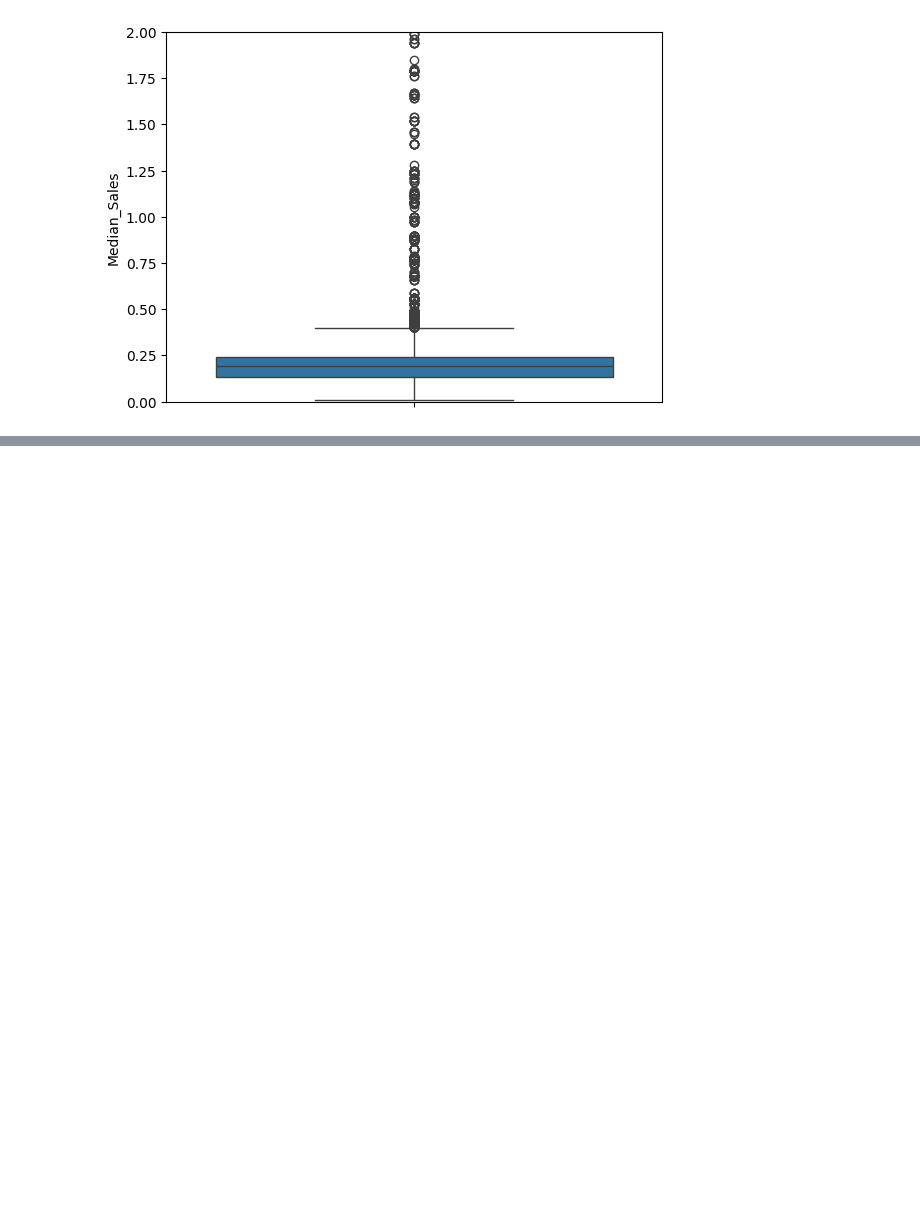
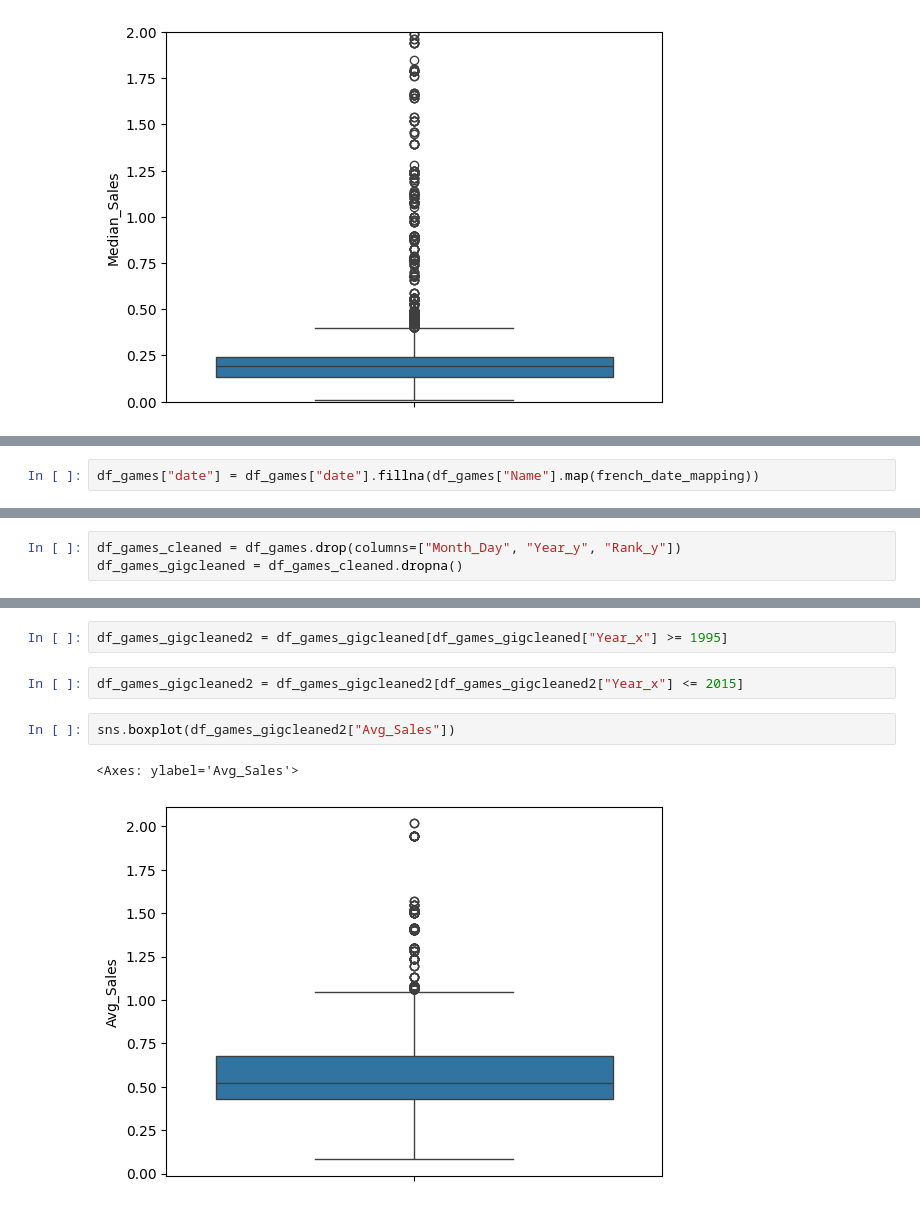
Before and after one commit to GringoLingoDingo/EDA_GameSales, a Jupyter notebook: JupyterNotebooks/CleanNotebook.ipynb, the cells around one changed output, grey strips where cells are left out. Cells and saved outputs as stored; diff of their text form; blank space fills up the shorter version.

Commit message:
Clean Notebook!

```diff
--- a/JupyterNotebooks/CleanNotebook.ipynb
+++ b/JupyterNotebooks/CleanNotebook.ipynb
@@ -657,0 +730,2 @@ plt.ylim(0,2)
+# %%
+df_games["date"] = df_games["date"].fillna(df_games["Name"].map(french_date_mapping))
@@ -657,0 +742,3 @@ plt.ylim(0,2)
+# %%
+df_games_cleaned = df_games.drop(columns=["Month_Day", "Year_y", "Rank_y"])
+df_games_gigcleaned = df_games_cleaned.dropna()
@@ -657,0 +747,9 @@ plt.ylim(0,2)
+# %%
+df_games_gigcleaned2 = df_games_gigcleaned[df_games_gigcleaned["Year_x"] >= 1995]
+# %%
+df_games_gigcleaned2 = df_games_gigcleaned2[df_games_gigcleaned2["Year_x"] <= 2015]
+# %%
+sns.boxplot(df_games_gigcleaned2["Avg_Sales"])
+# %% [output]
+<Axes: ylabel='Avg_Sales'>
+[figure, added]
```
Also changed, not shown: parts of 35 cells of this notebook.
